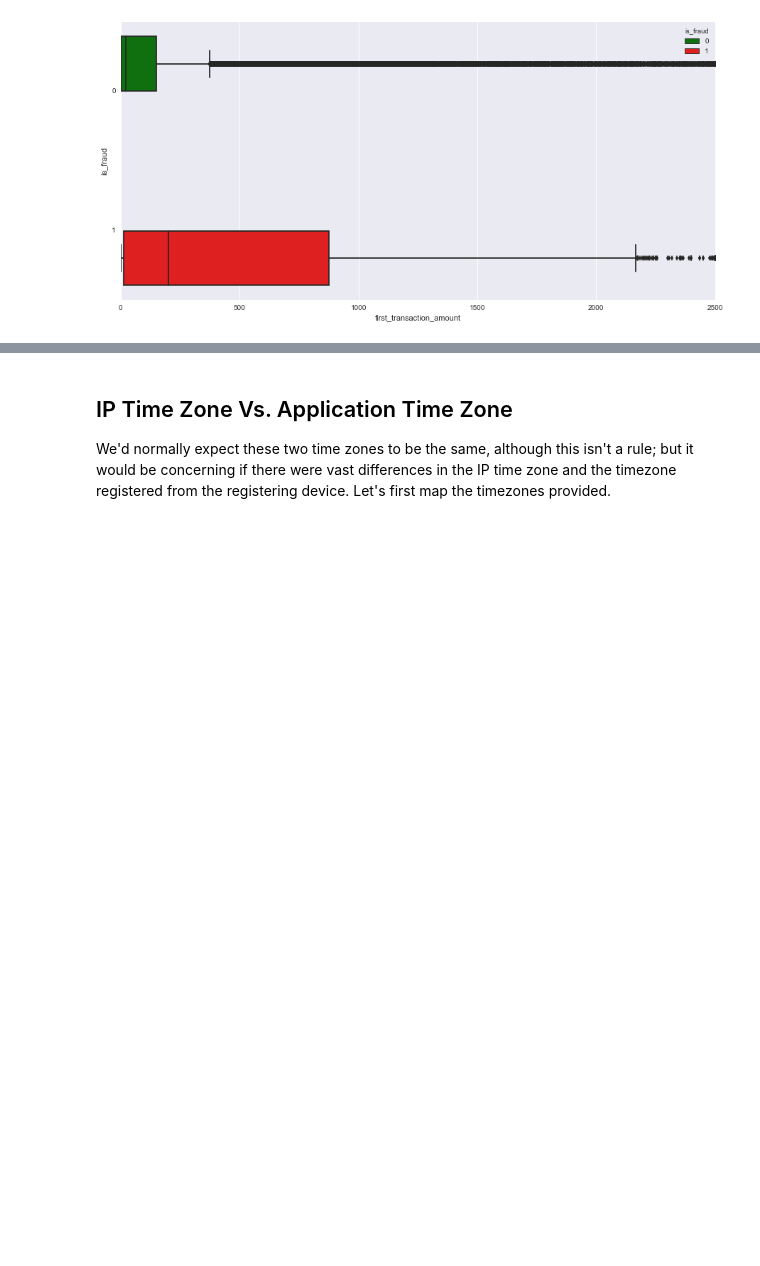
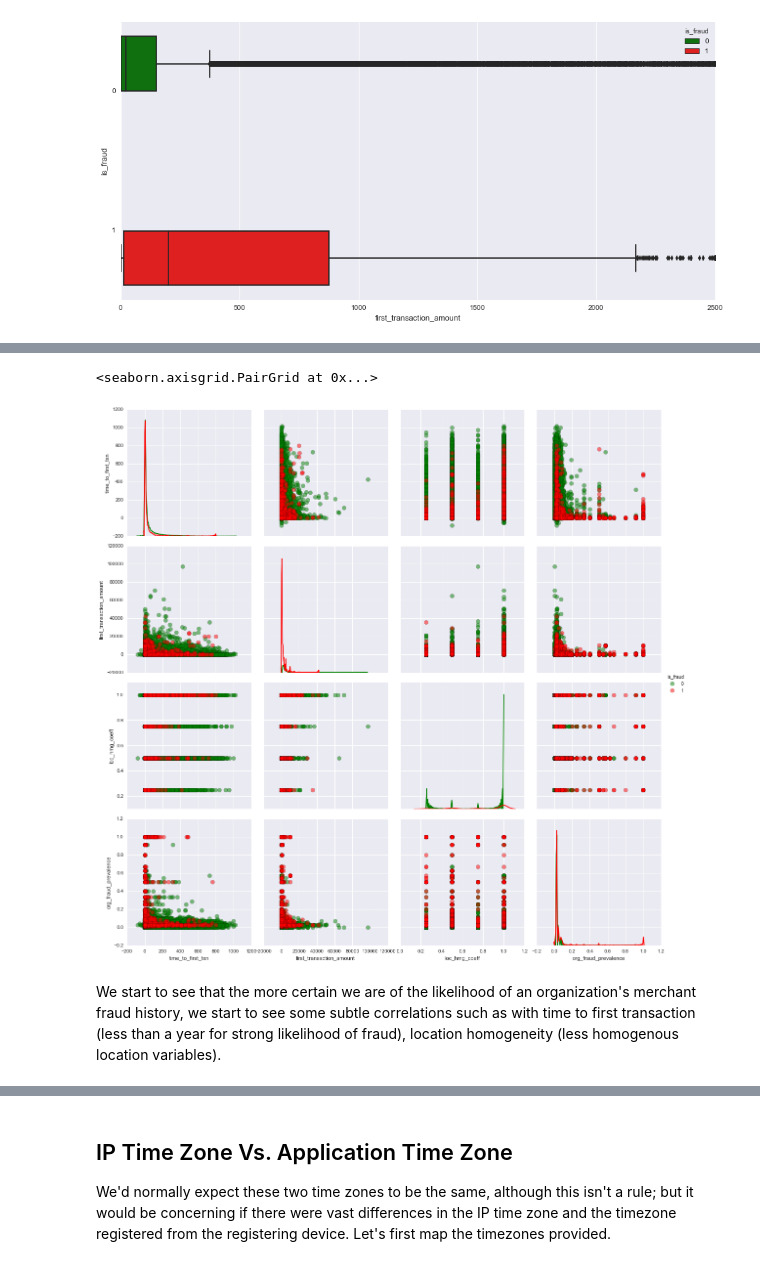
Before and after one commit to ashirwad08/fraud_detection_ex, a Jupyter notebook: notebooks/Data_Explore.ipynb, the cells around one changed output, grey strips where cells are left out. Saved outputs shown, nothing was run; the diff lists cells and outputs as text; code cells hidden in the pictures; blank space fills up the shorter version.

```diff
--- a/notebooks/Data_Explore.ipynb
+++ b/notebooks/Data_Explore.ipynb
@@ -72,0 +166,2 @@ p.set(xlim=(0,2500))
+# %%
+dat = dat.merge(pd.DataFrame(org_stats['org_fraud_prevalence']), how='left', left_on='Pierced_IP_address_organization', right_index=True)
@@ -72,0 +181,10 @@ p.set(xlim=(0,2500))
+# %%
+sns.pairplot(dat, vars=['time_to_first_txn','first_transaction_amount','loc_hmg_coeff','org_fraud_prevalence'],
+             hue='is_fraud',
+             size=4, aspect=1, diag_kind='kde', plot_kws={'s':70, 'edgecolor':'black', 'alpha':0.5},
+            palette={0:'green',1:'red'})
+# %% [output]
+<seaborn.axisgrid.PairGrid at 0x...>
+[figure, added]
+# %% [markdown]
+We start to see that the more certain we are of the likelihood of an organization's merchant fraud history, we start to see some subtle correlations such as with time to first transaction (less than a year for strong likelihood of fraud), location homogeneity (less homogenous location variables).
```
Also changed, not shown: parts of 22 cells of this notebook, 1 other file.
